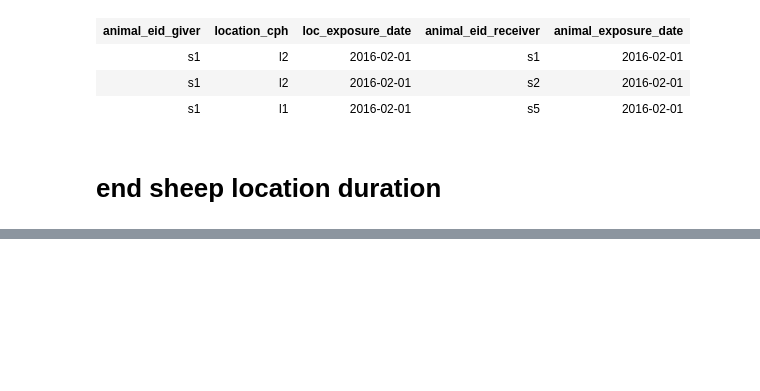
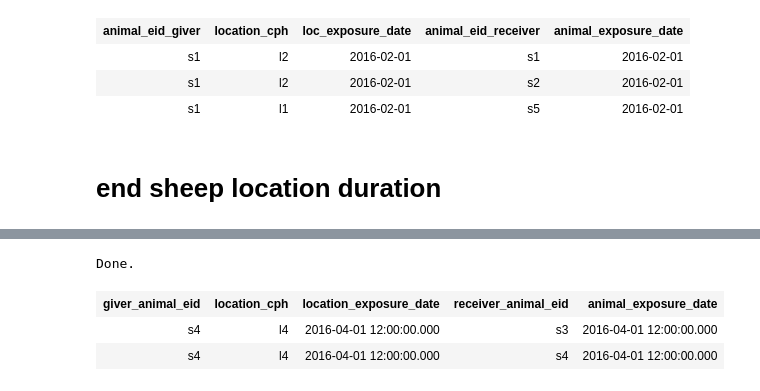
Before and after one commit to cmactagg/animal_traceability, a Jupyter notebook: sheep_tracker.ipynb, the cells around one changed output, grey strips where cells are left out. Drawn from its saved outputs; the diff is of its cells as text; code cells hidden in the pictures; blank space fills up the shorter version.

Commit message:
exposure algorithm work

```diff
--- a/sheep_tracker.ipynb
+++ b/sheep_tracker.ipynb
@@ -456,0 +449,22 @@ Done.
+# %%
+%sql sqlite:///C:\\Users\\mtags\\Desktop\\sheep.db
+
+
+# %sql select * from sheep_location
+
+
+%sql  select locq.giver_animal_eid, locq.location_cph, locq.location_exposure_date, shpq.animal_eid as receiver_animal_eid, CASE WHEN arrival_date > locq.location_exposure_date then arrival_date else locq.location_exposure_date end AS animal_exposure_date from sheep_location shpq, \
+            (select animal_eid as giver_animal_eid, location_cph, min(CASE WHEN arrival_date > '2016-04-01 12:00:00.000' then arrival_date else '2016-04-01 12:00:00.000' end) AS location_exposure_date \
+            from sheep_location where animal_eid = 's4' and departure_date >= '2016-04-01 12:00:00.000' GROUP BY animal_eid, location_cph) as locq \
+            where shpq.location_cph = locq.location_cph and shpq.departure_date > locq.location_exposure_date
+
+# %sql select animal_eid as giver_animal_eid, location_cph, min(CASE WHEN arrival_date > '2016-02-01 00:00:00.000' then arrival_date else '2016-02-01 00:00:00.000' end) AS location_exposure_date \
+#             from sheep_location where animal_eid = 's1' and departure_date >= '2016-02-01 00:00:00.000' GROUP BY animal_eid, location_cph
+
+# %sql select * from sheep_location \
+#     where departure_date >= '2016-02-01 00:00:00.000'
+# %% [output]
+Done.
+| giver_animal_eid | location_cph | location_exposure_date | receiver_animal_eid | animal_exposure_date |
+| s4 | l4 | 2016-04-01 12:00:00.000 | s3 | 2016-04-01 12:00:00.000 |
+| s4 | l4 | 2016-04-01 12:00:00.000 | s4 | 2016-04-01 12:00:00.000 |
```
Also changed, not shown: parts of 3 cells of this notebook, 1 other file.
